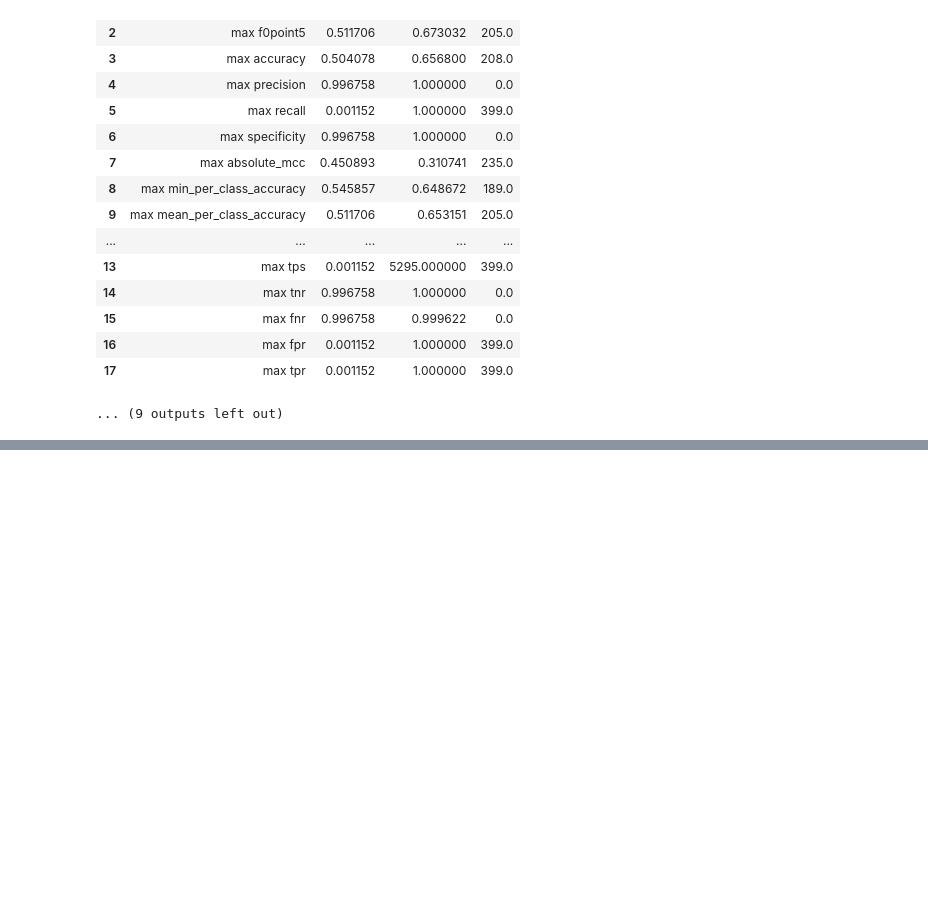
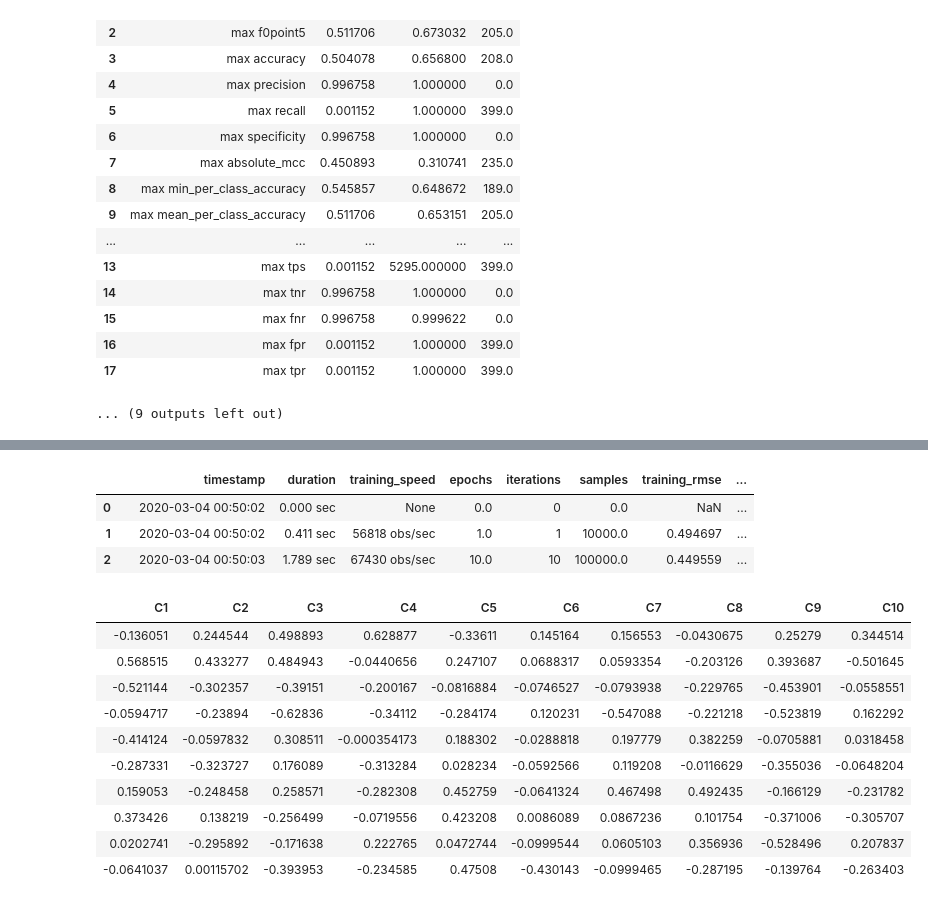
Before and after one commit to sjster/RVA, a Jupyter notebook: AutoML.ipynb, the cells around one changed output, grey strips where cells are left out. Saved outputs shown, nothing was run; the diff lists cells and outputs as text; code cells hidden in the pictures; blank space fills up the shorter version.

```diff
--- a/AutoML.ipynb
+++ b/AutoML.ipynb
@@ -1059,0 +1130,21 @@ Maximum Metrics: Maximum metrics at their respective thresholds
+# %%
+dl.scoring_history()
+# %% [output]
+|  |  | timestamp | duration | training_speed | epochs | iterations | samples | training_rmse | ... |
+| 0 |  | 2020-03-04 00:50:02 | 0.000 sec | None | 0.0 | 0 | 0.0 | NaN | ... |
+| 1 |  | 2020-03-04 00:50:02 | 0.411 sec | 56818 obs/sec | 1.0 | 1 | 10000.0 | 0.494697 | ... |
+| 2 |  | 2020-03-04 00:50:03 | 1.789 sec | 67430 obs/sec | 10.0 | 10 | 100000.0 | 0.449559 | ... |
+# %%
+dl.weights(1) # Weights of the trained model
+# %% [output]
+| C1 | C2 | C3 | C4 | C5 | C6 | C7 | C8 | C9 | C10 |
+| -0.136051 | 0.244544 | 0.498893 | 0.628877 | -0.33611 | 0.145164 | 0.156553 | -0.0430675 | 0.25279 | 0.344514 |
+| 0.568515 | 0.433277 | 0.484943 | -0.0440656 | 0.247107 | 0.0688317 | 0.0593354 | -0.203126 | 0.393687 | -0.501645 |
+| -0.521144 | -0.302357 | -0.39151 | -0.200167 | -0.0816884 | -0.0746527 | -0.0793938 | -0.229765 | -0.453901 | -0.0558551 |
+| -0.0594717 | -0.23894 | -0.62836 | -0.34112 | -0.284174 | 0.120231 | -0.547088 | -0.221218 | -0.523819 | 0.162292 |
+| -0.414124 | -0.0597832 | 0.308511 | -0.000354173 | 0.188302 | -0.0288818 | 0.197779 | 0.382259 | -0.0705881 | 0.0318458 |
+| -0.287331 | -0.323727 | 0.176089 | -0.313284 | 0.028234 | -0.0592566 | 0.119208 | -0.0116629 | -0.355036 | -0.0648204 |
+| 0.159053 | -0.248458 | 0.258571 | -0.282308 | 0.452759 | -0.0641324 | 0.467498 | 0.492435 | -0.166129 | -0.231782 |
+| 0.373426 | 0.138219 | -0.256499 | -0.0719556 | 0.423208 | 0.0086089 | 0.0867236 | 0.101754 | -0.371006 | -0.305707 |
+| 0.0202741 | -0.295892 | -0.171638 | 0.222765 | 0.0472744 | -0.0999544 | 0.0605103 | 0.356936 | -0.528496 | 0.207837 |
+| -0.0641037 | 0.00115702 | -0.393953 | -0.234585 | 0.47508 | -0.430143 | -0.0999465 | -0.287195 | -0.139764 | -0.263403 |
```
Also changed, not shown: parts of 9 cells of this notebook, 1 other file.
